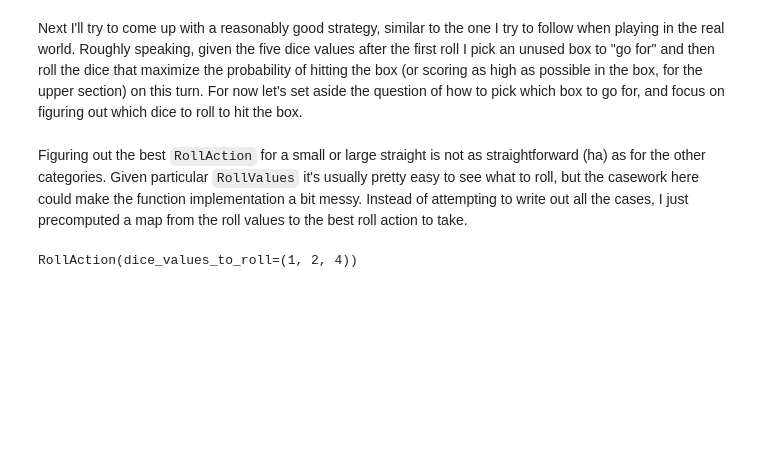
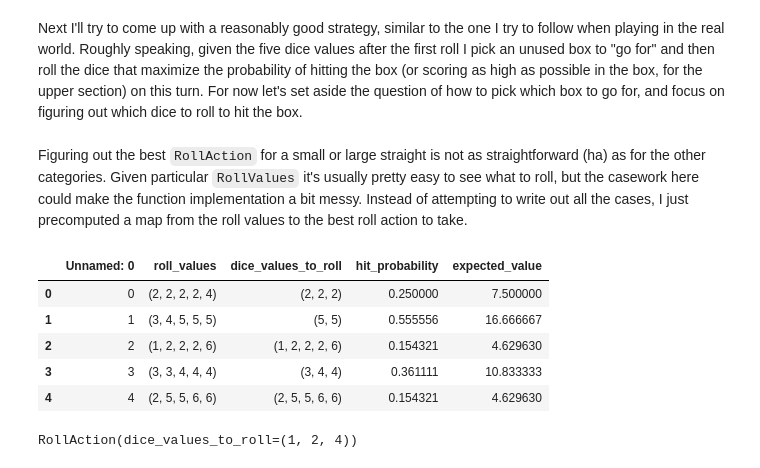
Before and after one commit to tdauer2718/yahtzee, a Jupyter notebook: yahtzee_sandbox.ipynb, the cells around one changed output. Cells and saved outputs as stored; diff of their text form; code cells hidden in the pictures; blank space fills up the shorter version.

```diff
--- a/yahtzee_sandbox.ipynb
+++ b/yahtzee_sandbox.ipynb
@@ -71,6 +70,19 @@ Standard deviation = 28.1
 Next I'll try to come up with a reasonably good strategy, similar to the one I try to follow when playing in the real world. Roughly speaking, given the five dice values after the first roll I pick an unused box to "go for" and then roll the dice that maximize the probability of hitting the box (or scoring as high as possible in the box, for the upper section) on this turn. For now let's set aside the question of how to pick which box to go for, and focus on figuring out which dice to roll to hit the box.
 # %% [markdown]
 Figuring out the best `RollAction` for a small or large straight is not as straightforward (ha) as for the other categories. Given particular `RollValues` it's usually pretty easy to see what to roll, but the casework here could make the function implementation a bit messy. Instead of attempting to write out all the cases, I just precomputed a map from the roll values to the best roll action to take.
+# %%
+df_small_straight = pd.read_csv(f"best_roll_actions_for_{Box.SmallStraight.value}.csv")
+# %%
+df_small_straight["expected_value"] = 30 * df_small_straight["hit_probability"]
+# %%
+df_small_straight.head()
+# %% [output]
+|  | Unnamed: 0 | roll_values | dice_values_to_roll | hit_probability | expected_value |
+| 0 | 0 | (2, 2, 2, 2, 4) | (2, 2, 2) | 0.250000 | 7.500000 |
+| 1 | 1 | (3, 4, 5, 5, 5) | (5, 5) | 0.555556 | 16.666667 |
+| 2 | 2 | (1, 2, 2, 2, 6) | (1, 2, 2, 2, 6) | 0.154321 | 4.629630 |
+| 3 | 3 | (3, 3, 4, 4, 4) | (3, 4, 4) | 0.361111 | 10.833333 |
+| 4 | 4 | (2, 5, 5, 6, 6) | (2, 5, 5, 6, 6) | 0.154321 | 4.629630 |
 # %%
 def load_best_roll_action_tuples(box: Box) -> dict[Tuple[int, ...], Tuple[int, ...]]:
     df = pd.read_csv(f"best_roll_actions_for_{box.value}.csv")
```
Also changed, not shown: parts of 14 cells of this notebook, 2 other files.
